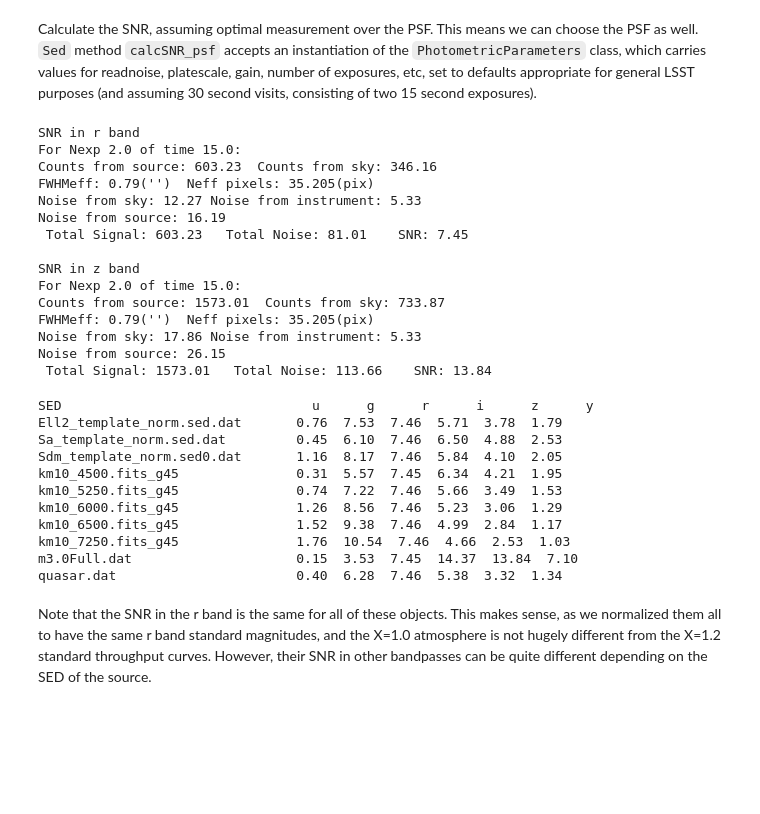
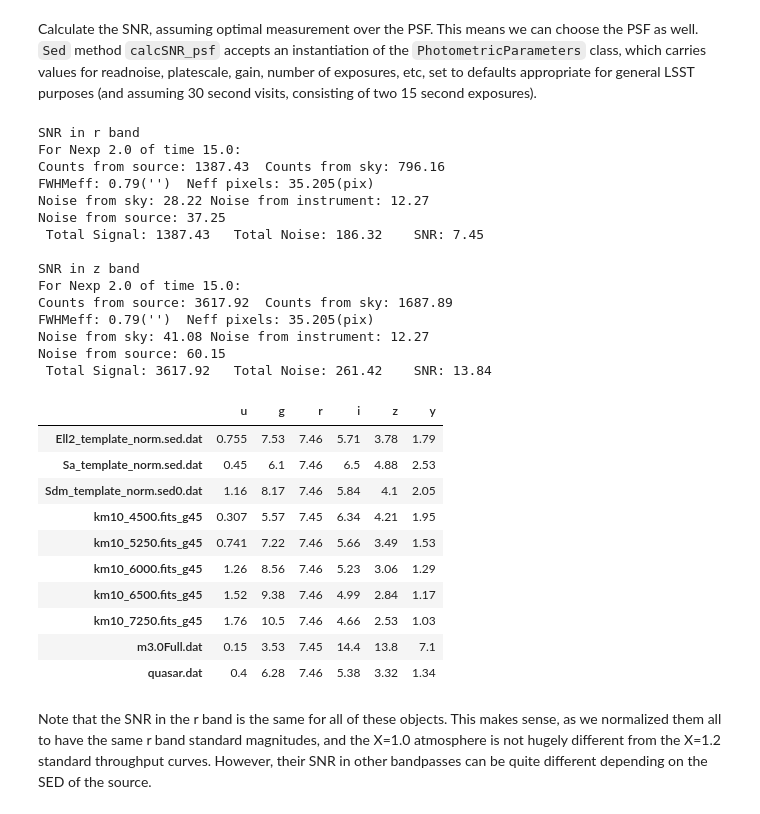
Before and after one commit to lsst/throughputs, a Jupyter notebook: examples/Calculating SNR.ipynb, the cells around one changed output. Drawn from its saved outputs; the diff is of its cells as text; code cells hidden in the pictures; blank space fills up the shorter version.

```diff
--- a/examples/Calculating SNR.ipynb
+++ b/examples/Calculating SNR.ipynb
@@ -154,21 +157,14 @@ Calculate the SNR, assuming optimal measurement over the PSF. This means we can
 `Sed` method `calcSNR_psf` accepts an instantiation of the `PhotometricParameters` class, which carries values for readnoise, platescale, gain, number of exposures, etc, set to defaults appropriate for general LSST purposes (and assuming 30 second visits, consisting of two 15 second exposures).
 # %%
 # Set up the photometric parameters for LSST
-photParams = PhotometricParameters()
+photParams = PhotometricParameters(gain=1)
 # Set up the seeing. "seeing" traditional = FWHMgeom in our terms
 #  (i.e. the physical size of a double-gaussian or von Karman PSF)
 # But we use the equivalent FWHM of a single gaussian in the SNR calculation, so convert.
 seeing = 0.7
 FWHMeff = SignalToNoise.FWHMgeom2FWHMeff(seeing)
-# Calculate SNR for all seds in all filters.
-snr = {}
-for s in seds:
-    snr[s] = {}
-    for f in filterlist:
-        snr[s][f] = SignalToNoise.calcSNR_sed(seds[s], lsst_total[f], darksky, lsst_system[f],
-                                              photParams, FWHMeff=FWHMeff, verbose=False)
 # %%
-# We can investigate the SNR steps a little closer for a single object, let's use the Mdwarf.
+# We can investigate the SNR calculation a little closer for a single object, let's use the Mdwarf.
 s = 'm3.0Full.dat'
 f = 'r'
 print("SNR in %s band" % f)
@@ -180,16 +176,16 @@ _ = SignalToNoise.calcSNR_sed(seds[s], lsst_total[f], darksky, lsst_system[f], p
 # %% [output]
 SNR in r band
 For Nexp 2.0 of time 15.0:
-Counts from source: 603.23  Counts from sky: 346.16
+Counts from source: 1387.43  Counts from sky: 796.16
 FWHMeff: 0.79('')  Neff pixels: 35.205(pix)
-Noise from sky: 12.27 Noise from instrument: 5.33
-Noise from source: 16.19
- Total Signal: 603.23   Total Noise: 81.01    SNR: 7.45
+Noise from sky: 28.22 Noise from instrument: 12.27
+Noise from source: 37.25
+ Total Signal: 1387.43   Total Noise: 186.32    SNR: 7.45
 
 SNR in z band
 For Nexp 2.0 of time 15.0:
-Counts from source: 1573.01  Counts from sky: 733.87
+Counts from source: 3617.92  Counts from sky: 1687.89
 FWHMeff: 0.79('')  Neff pixels: 35.205(pix)
-Noise from sky: 17.86 Noise from instrument: 5.33
-Noise from source: 26.15
- Total Signal: 1573.01   Total Noise: 113.66    SNR: 13.84
+Noise from sky: 41.08 Noise from instrument: 12.27
+Noise from source: 60.15
+ Total Signal: 3617.92   Total Noise: 261.42    SNR: 13.84
@@ -214,17 +192,24 @@ def _printSNR(snr):
-# %%
-_printSNR(snr)
-# %% [output]
-SED                                u      g      r      i      z      y
-Ell2_template_norm.sed.dat       0.76  7.53  7.46  5.71  3.78  1.79
-Sa_template_norm.sed.dat         0.45  6.10  7.46  6.50  4.88  2.53
-Sdm_template_norm.sed0.dat       1.16  8.17  7.46  5.84  4.10  2.05
-km10_4500.fits_g45               0.31  5.57  7.45  6.34  4.21  1.95
-km10_5250.fits_g45               0.74  7.22  7.46  5.66  3.49  1.53
-km10_6000.fits_g45               1.26  8.56  7.46  5.23  3.06  1.29
-km10_6500.fits_g45               1.52  9.38  7.46  4.99  2.84  1.17
-km10_7250.fits_g45               1.76  10.54  7.46  4.66  2.53  1.03
-m3.0Full.dat                     0.15  3.53  7.45  14.37  13.84  7.10
-quasar.dat                       0.40  6.28  7.46  5.38  3.32  1.34
+# %%
+# Calculate SNR for all seds in all filters.
+snr = pd.DataFrame(index=seds, columns=filterlist)
+for i, s in enumerate(seds):
+    for f in filterlist:
+        snr.iloc[i][f] = SignalToNoise.calcSNR_sed(seds[s], lsst_total[f], darksky, lsst_system[f],
+                                                   photParams, FWHMeff=FWHMeff, verbose=False)
+pd.set_option('precision', 3)
+display(snr)
+# %% [output]
+|  | u | g | r | i | z | y |
+| Ell2_template_norm.sed.dat | 0.755 | 7.53 | 7.46 | 5.71 | 3.78 | 1.79 |
+| Sa_template_norm.sed.dat | 0.45 | 6.1 | 7.46 | 6.5 | 4.88 | 2.53 |
+| Sdm_template_norm.sed0.dat | 1.16 | 8.17 | 7.46 | 5.84 | 4.1 | 2.05 |
+| km10_4500.fits_g45 | 0.307 | 5.57 | 7.45 | 6.34 | 4.21 | 1.95 |
+| km10_5250.fits_g45 | 0.741 | 7.22 | 7.46 | 5.66 | 3.49 | 1.53 |
+| km10_6000.fits_g45 | 1.26 | 8.56 | 7.46 | 5.23 | 3.06 | 1.29 |
+| km10_6500.fits_g45 | 1.52 | 9.38 | 7.46 | 4.99 | 2.84 | 1.17 |
+| km10_7250.fits_g45 | 1.76 | 10.5 | 7.46 | 4.66 | 2.53 | 1.03 |
+| m3.0Full.dat | 0.15 | 3.53 | 7.45 | 14.4 | 13.8 | 7.1 |
+| quasar.dat | 0.4 | 6.28 | 7.46 | 5.38 | 3.32 | 1.34 |
 # %% [markdown]
 Note that the SNR in the r band is the same for all of these objects. This makes sense, as we normalized them all to have the same r band standard magnitudes, and the X=1.0 atmosphere is not hugely different from the X=1.2 standard throughput curves.  However, their SNR in other bandpasses can be quite different depending on the SED of the source.
 # %% [markdown]
```
Also changed, not shown: parts of 6 cells of this notebook, 3 other files.
